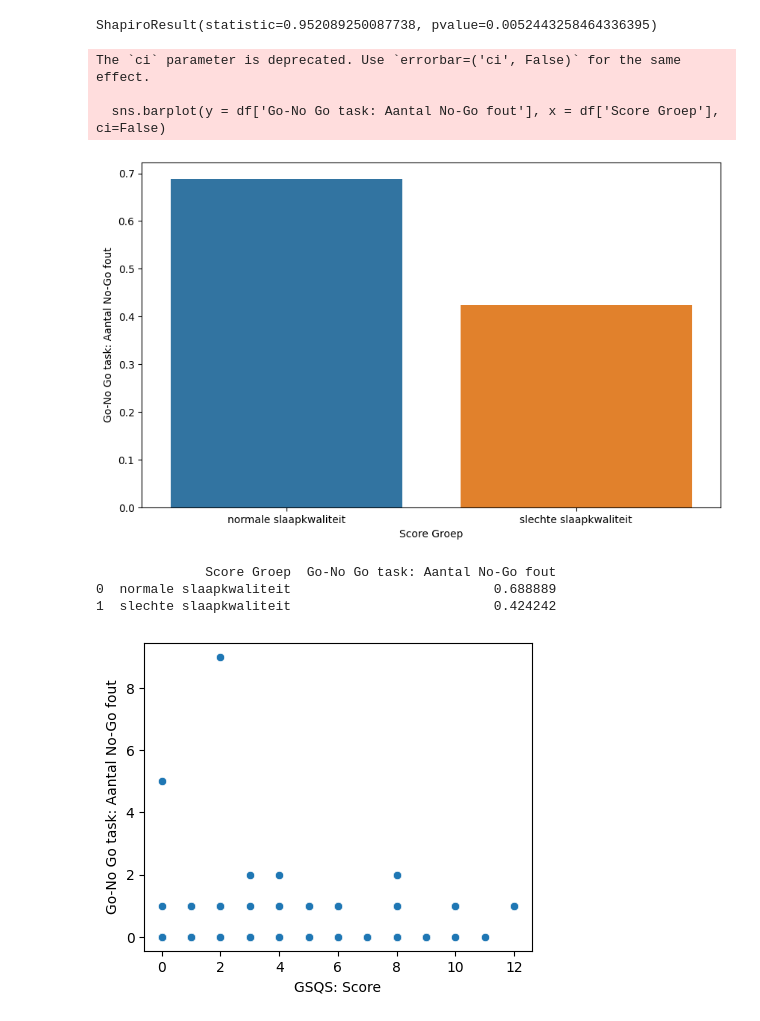
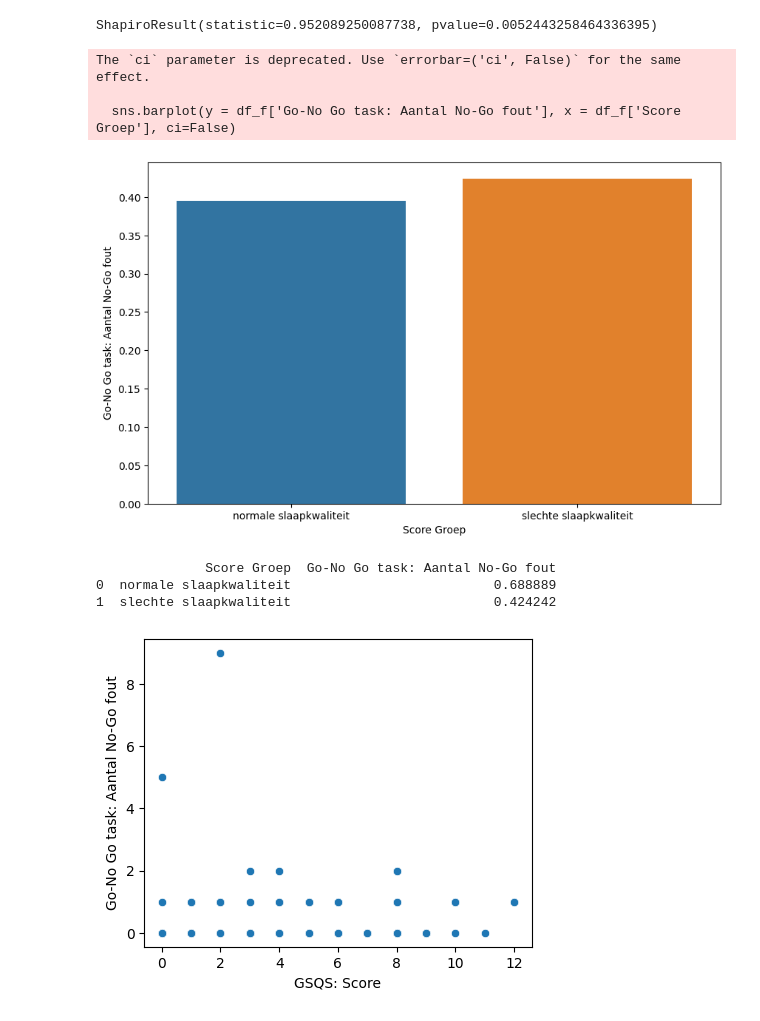
Before and after one commit to Carpetscratcher/CogPer, a Jupyter notebook: CogPer.ipynb, the cells around one changed output. Drawn from its saved outputs; the diff is of its cells as text; code cells hidden in the pictures.

```diff
--- a/CogPer.ipynb
+++ b/CogPer.ipynb
@@ -17,23 +17,23 @@ ShapiroResult(statistic=0.952089250087738, pvalue=0.0052443258464336395)
 # %%
 Q1 = df['Go-No Go task: Aantal No-Go fout'].quantile(0.25)
 Q3 = df['Go-No Go task: Aantal No-Go fout'].quantile(0.75)
 IQR = Q3 - Q1
 low = Q1 - 1.5 * IQR
 up = Q3 + 1.5 * IQR
 outliers = df[(df['Go-No Go task: Aantal No-Go fout'] < low) | (df['Go-No Go task: Aantal No-Go fout'] > up)]
 
 df_f = df[df['Go-No Go task: Aantal No-Go fout'] < 5]
 
 plt.figure(figsize=(10, 6))
-sns.barplot(y = df['Go-No Go task: Aantal No-Go fout'], x = df['Score Groep'], ci=False)
+sns.barplot(y = df_f['Go-No Go task: Aantal No-Go fout'], x = df_f['Score Groep'], ci=False)
 plt.show()
 
 print(df.groupby('Score Groep')['Go-No Go task: Aantal No-Go fout'].mean().reset_index())
 # %% [output]
 The `ci` parameter is deprecated. Use `errorbar=('ci', False)` for the same effect.
 
-  sns.barplot(y = df['Go-No Go task: Aantal No-Go fout'], x = df['Score Groep'], ci=False)
+  sns.barplot(y = df_f['Go-No Go task: Aantal No-Go fout'], x = df_f['Score Groep'], ci=False)
-[figure, old version]
+[figure, new version]
               Score Groep  Go-No Go task: Aantal No-Go fout
 0  normale slaapkwaliteit                          0.688889
 1  slechte slaapkwaliteit                          0.424242
```
